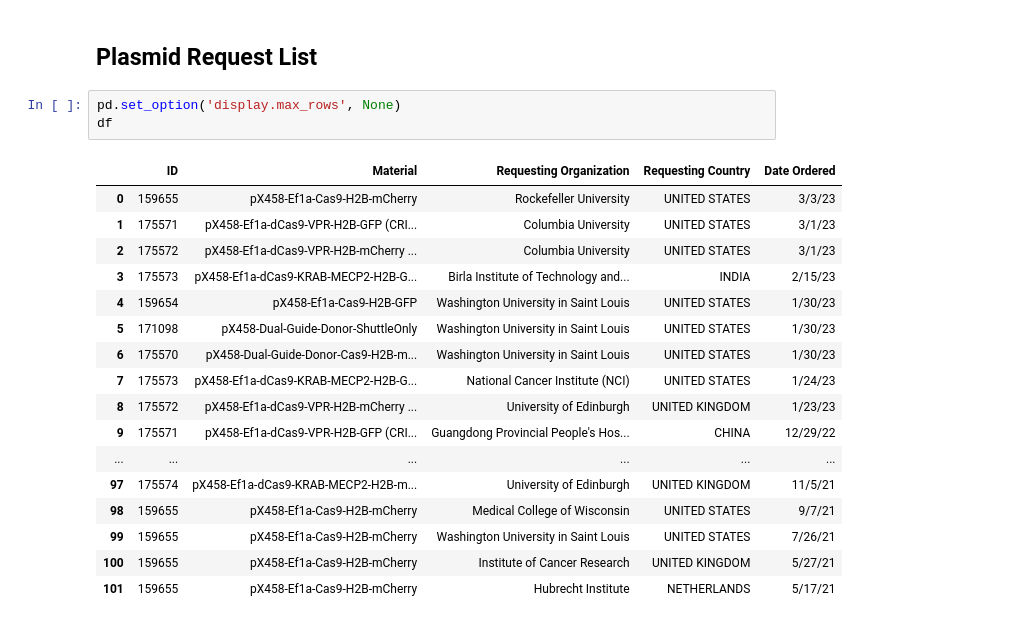
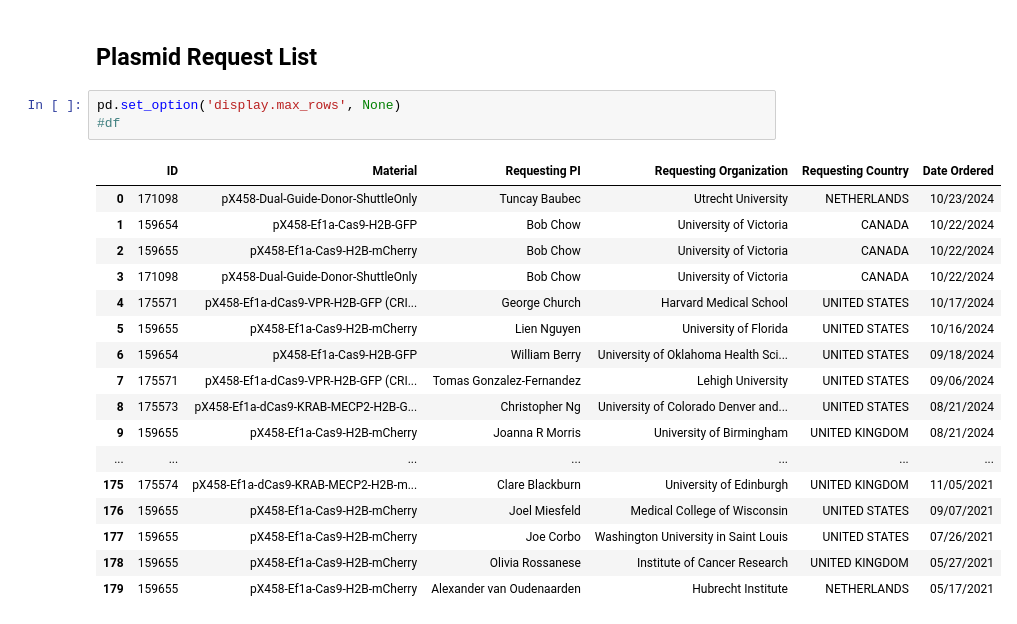
Before and after one commit to MLKaufman/addgene-stats, a Jupyter notebook: README.ipynb, the cells around one changed output. Saved outputs shown, nothing was run; the diff lists cells and outputs as text.

```diff
--- a/README.ipynb
+++ b/README.ipynb
@@ -86,22 +102,22 @@ df['Requesting Country']
 ## Plasmid Request List
 # %%
 pd.set_option('display.max_rows', None)
-df
+#df
 # %% [output]
-|  | ID | Material | Requesting Organization | Requesting Country | Date Ordered |
-| 0 | 159655 | pX458-Ef1a-Cas9-H2B-mCherry | Rockefeller University | UNITED STATES | 3/3/23 |
-| 1 | 175571 | pX458-Ef1a-dCas9-VPR-H2B-GFP (CRI... | Columbia University | UNITED STATES | 3/1/23 |
-| 2 | 175572 | pX458-Ef1a-dCas9-VPR-H2B-mCherry ... | Columbia University | UNITED STATES | 3/1/23 |
-| 3 | 175573 | pX458-Ef1a-dCas9-KRAB-MECP2-H2B-G... | Birla Institute of Technology and... | INDIA | 2/15/23 |
-| 4 | 159654 | pX458-Ef1a-Cas9-H2B-GFP | Washington University in Saint Louis | UNITED STATES | 1/30/23 |
-| 5 | 171098 | pX458-Dual-Guide-Donor-ShuttleOnly | Washington University in Saint Louis | UNITED STATES | 1/30/23 |
-| 6 | 175570 | pX458-Dual-Guide-Donor-Cas9-H2B-m... | Washington University in Saint Louis | UNITED STATES | 1/30/23 |
-| 7 | 175573 | pX458-Ef1a-dCas9-KRAB-MECP2-H2B-G... | National Cancer Institute (NCI) | UNITED STATES | 1/24/23 |
-| 8 | 175572 | pX458-Ef1a-dCas9-VPR-H2B-mCherry ... | University of Edinburgh | UNITED KINGDOM | 1/23/23 |
-| 9 | 175571 | pX458-Ef1a-dCas9-VPR-H2B-GFP (CRI... | Guangdong Provincial People's Hos... | CHINA | 12/29/22 |
-| ... | ... | ... | ... | ... | ... |
-| 97 | 175574 | pX458-Ef1a-dCas9-KRAB-MECP2-H2B-m... | University of Edinburgh | UNITED KINGDOM | 11/5/21 |
-| 98 | 159655 | pX458-Ef1a-Cas9-H2B-mCherry | Medical College of Wisconsin | UNITED STATES | 9/7/21 |
-| 99 | 159655 | pX458-Ef1a-Cas9-H2B-mCherry | Washington University in Saint Louis | UNITED STATES | 7/26/21 |
-| 100 | 159655 | pX458-Ef1a-Cas9-H2B-mCherry | Institute of Cancer Research | UNITED KINGDOM | 5/27/21 |
-| 101 | 159655 | pX458-Ef1a-Cas9-H2B-mCherry | Hubrecht Institute | NETHERLANDS | 5/17/21 |
+|  | ID | Material | Requesting PI | Requesting Organization | Requesting Country | Date Ordered |
+| 0 | 171098 | pX458-Dual-Guide-Donor-ShuttleOnly | Tuncay Baubec | Utrecht University | NETHERLANDS | 10/23/2024 |
+| 1 | 159654 | pX458-Ef1a-Cas9-H2B-GFP | Bob Chow | University of Victoria | CANADA | 10/22/2024 |
+| 2 | 159655 | pX458-Ef1a-Cas9-H2B-mCherry | Bob Chow | University of Victoria | CANADA | 10/22/2024 |
+| 3 | 171098 | pX458-Dual-Guide-Donor-ShuttleOnly | Bob Chow | University of Victoria | CANADA | 10/22/2024 |
+| 4 | 175571 | pX458-Ef1a-dCas9-VPR-H2B-GFP (CRI... | George Church | Harvard Medical School | UNITED STATES | 10/17/2024 |
+| 5 | 159655 | pX458-Ef1a-Cas9-H2B-mCherry | Lien Nguyen | University of Florida | UNITED STATES | 10/16/2024 |
+| 6 | 159654 | pX458-Ef1a-Cas9-H2B-GFP | William Berry | University of Oklahoma Health Sci... | UNITED STATES | 09/18/2024 |
+| 7 | 175571 | pX458-Ef1a-dCas9-VPR-H2B-GFP (CRI... | Tomas Gonzalez-Fernandez | Lehigh University | UNITED STATES | 09/06/2024 |
+| 8 | 175573 | pX458-Ef1a-dCas9-KRAB-MECP2-H2B-G... | Christopher Ng | University of Colorado Denver and... | UNITED STATES | 08/21/2024 |
+| 9 | 159655 | pX458-Ef1a-Cas9-H2B-mCherry | Joanna R Morris | University of Birmingham | UNITED KINGDOM | 08/21/2024 |
+| ... | ... | ... | ... | ... | ... | ... |
+| 175 | 175574 | pX458-Ef1a-dCas9-KRAB-MECP2-H2B-m... | Clare Blackburn | University of Edinburgh | UNITED KINGDOM | 11/05/2021 |
+| 176 | 159655 | pX458-Ef1a-Cas9-H2B-mCherry | Joel Miesfeld | Medical College of Wisconsin | UNITED STATES | 09/07/2021 |
+| 177 | 159655 | pX458-Ef1a-Cas9-H2B-mCherry | Joe Corbo | Washington University in Saint Louis | UNITED STATES | 07/26/2021 |
+| 178 | 159655 | pX458-Ef1a-Cas9-H2B-mCherry | Olivia Rossanese | Institute of Cancer Research | UNITED KINGDOM | 05/27/2021 |
+| 179 | 159655 | pX458-Ef1a-Cas9-H2B-mCherry | Alexander van Oudenaarden | Hubrecht Institute | NETHERLANDS | 05/17/2021 |
```
Also changed, not shown: parts of 8 cells of this notebook.
